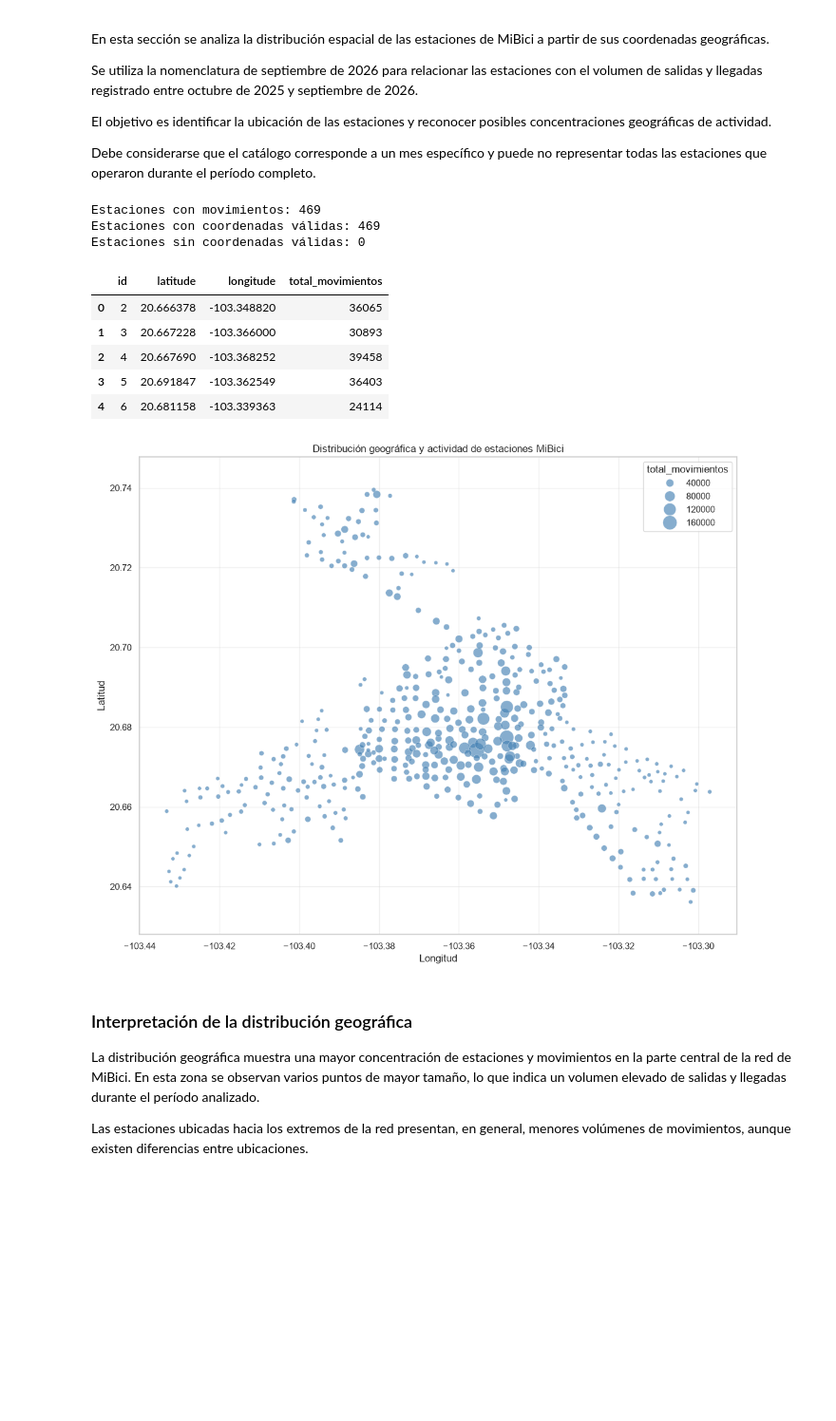
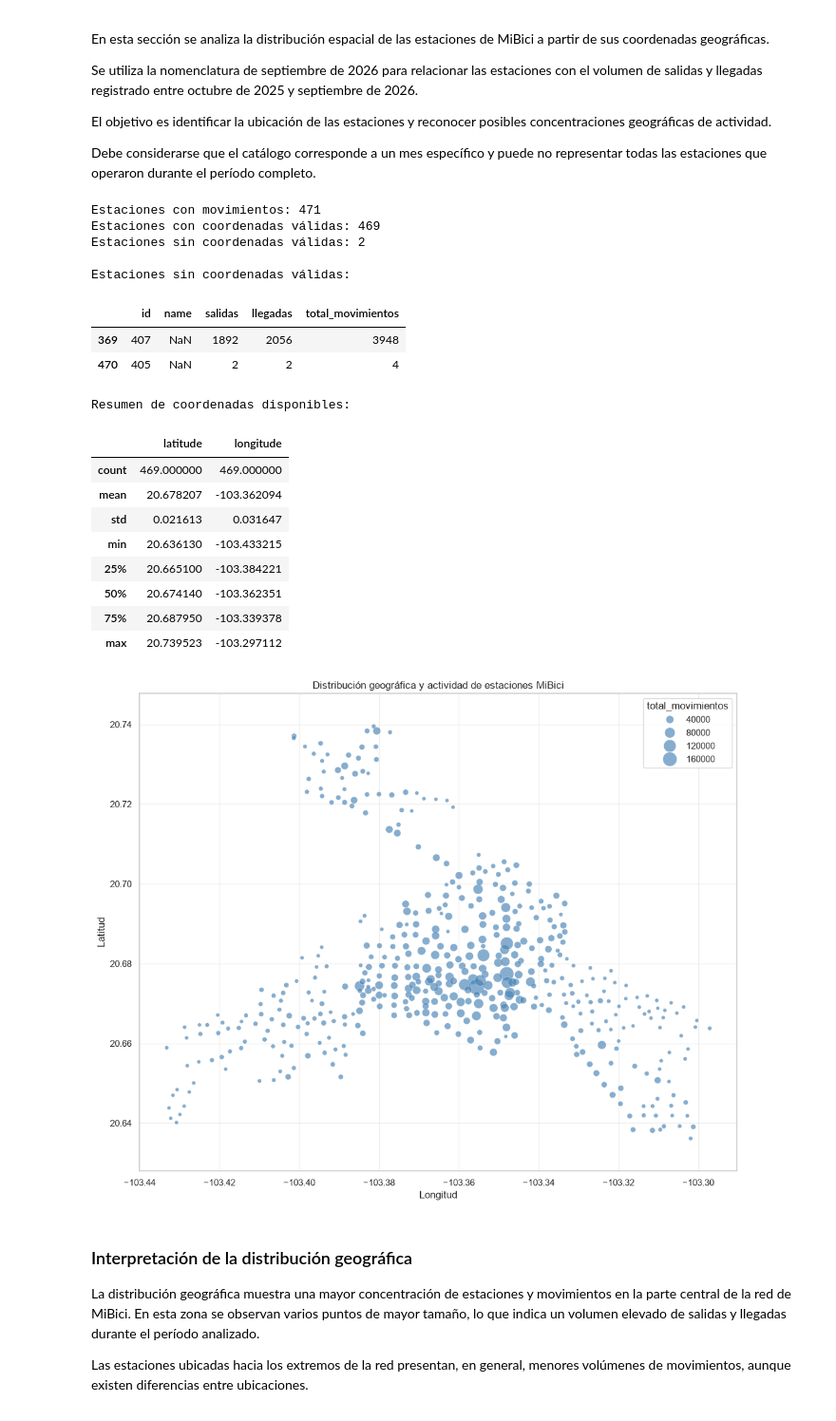
Before and after one commit to LUISG47/mibici-demand, a Jupyter notebook: notebooks/1.0-dac-eda.ipynb, the cells around one changed output. Shown at 95% size. Saved outputs shown, nothing was run; the diff lists cells and outputs as text; code cells hidden in the pictures; blank space fills up the shorter version.

Commit message:
fix(eda): restaurar conteo de estaciones sin coordenadas

```diff
--- a/notebooks/1.0-dac-eda.ipynb
+++ b/notebooks/1.0-dac-eda.ipynb
@@ -615,36 +616,71 @@ El objetivo es identificar la ubicación de las estaciones y reconocer posibles
 
 Debe considerarse que el catálogo corresponde a un mes específico y puede no representar todas las estaciones que operaron durante el período completo.
 # %%
-# Distribución geográfica y actividad por estación usando ViajesEDA
-estaciones_mapa = eda.obtener_actividad_geografica()
+# Verificar coordenadas a partir del balance completo de estaciones,
+# incluyendo las que tienen movimientos pero no están en la nomenclatura.
+estaciones_geo = balance_estaciones.merge(
+    nomenclatura[["id", "latitude", "longitude"]],
+    on="id",
+    how="left",
+    validate="one_to_one"
+)
+estaciones_geo["total_movimientos"] = (
+    estaciones_geo["salidas"] + estaciones_geo["llegadas"]
+)
 
 coordenadas_validas = (
-    estaciones_mapa["latitude"].between(-90, 90)
-    & estaciones_mapa["longitude"].between(-180, 180)
-    & estaciones_mapa["latitude"].ne(0)
-    & estaciones_mapa["longitude"].ne(0)
+    estaciones_geo["latitude"].between(-90, 90)
+    & estaciones_geo["longitude"].between(-180, 180)
+    & estaciones_geo["latitude"].ne(0)
+    & estaciones_geo["longitude"].ne(0)
 )
 
-print(f"Estaciones con movimientos: {len(estaciones_mapa):,}")
+print(f"Estaciones con movimientos: {len(estaciones_geo):,}")
 print(f"Estaciones con coordenadas válidas: {coordenadas_validas.sum():,}")
 print(f"Estaciones sin coordenadas válidas: {(~coordenadas_validas).sum():,}")
 
-display(estaciones_mapa.head())
+print("\nEstaciones sin coordenadas válidas:")
+display(
+    estaciones_geo.loc[
+        ~coordenadas_validas,
+        ["id", "name", "salidas", "llegadas", "total_movimientos"]
+    ]
+)
+
+print("\nResumen de coordenadas disponibles:")
+display(
+    estaciones_geo.loc[
+        coordenadas_validas,
+        ["latitude", "longitude"]
+    ].describe()
+)
+
+# Mapa de actividad por estación usando ViajesEDA (solo coordenadas válidas)
+estaciones_mapa = eda.obtener_actividad_geografica()
 
 fig = EDAPlots.graficar_mapa_estaciones(
     estaciones_mapa,
     ruta_guardado=FIGURES_DIR / "eda_mapa_estaciones.png"
 )
 # %% [output]
-Estaciones con movimientos: 469
+Estaciones con movimientos: 471
 Estaciones con coordenadas válidas: 469
-Estaciones sin coordenadas válidas: 0
+Estaciones sin coordenadas válidas: 2
+
+Estaciones sin coordenadas válidas:
-|  | id | latitude | longitude | total_movimientos |
-| 0 | 2 | 20.666378 | -103.348820 | 36065 |
-| 1 | 3 | 20.667228 | -103.366000 | 30893 |
-| 2 | 4 | 20.667690 | -103.368252 | 39458 |
-| 3 | 5 | 20.691847 | -103.362549 | 36403 |
-| 4 | 6 | 20.681158 | -103.339363 | 24114 |
+|  | id | name | salidas | llegadas | total_movimientos |
+| 369 | 407 | NaN | 1892 | 2056 | 3948 |
+| 470 | 405 | NaN | 2 | 2 | 4 |
+Resumen de coordenadas disponibles:
+|  | latitude | longitude |
+| count | 469.000000 | 469.000000 |
+| mean | 20.678207 | -103.362094 |
+| std | 0.021613 | 0.031647 |
+| min | 20.636130 | -103.433215 |
+| 25% | 20.665100 | -103.384221 |
+| 50% | 20.674140 | -103.362351 |
+| 75% | 20.687950 | -103.339378 |
+| max | 20.739523 | -103.297112 |
 [figure]
 # %% [markdown]
 ### Interpretación de la distribución geográfica
```
Also changed, not shown: parts of 1 cell of this notebook.
